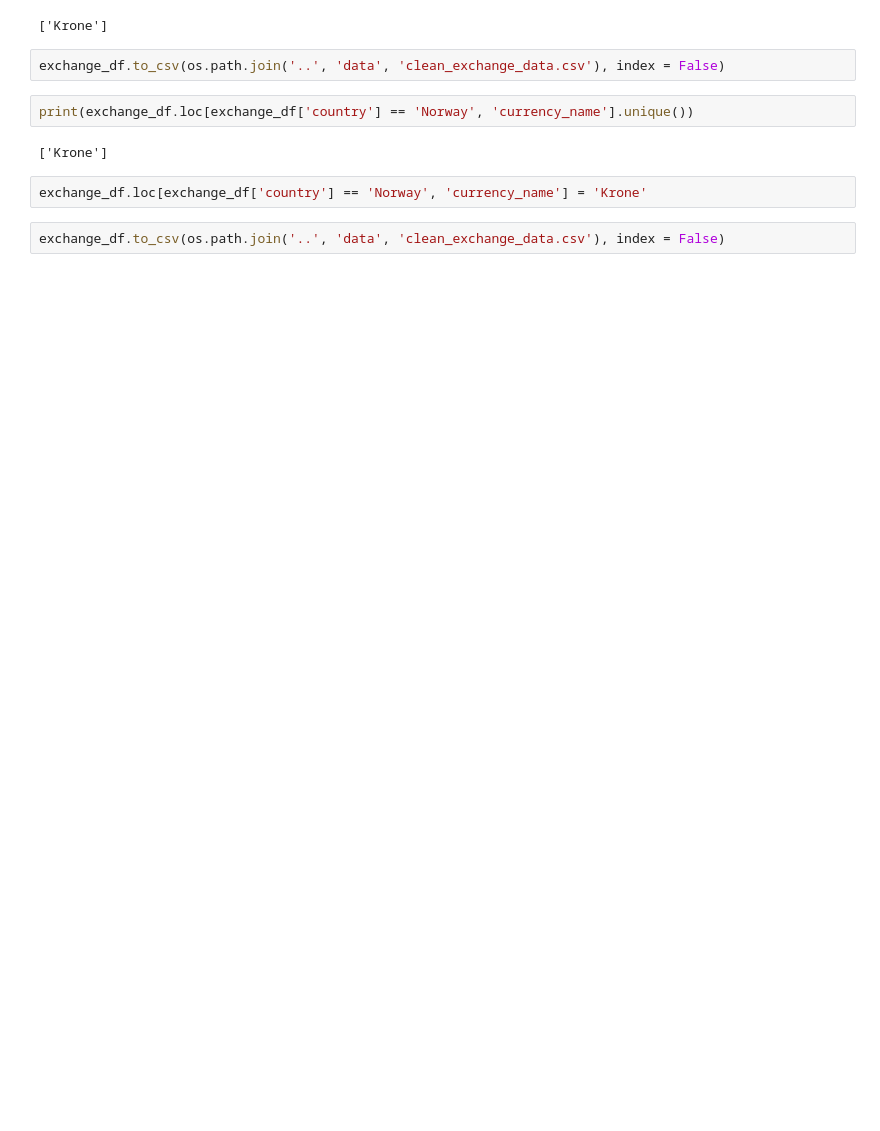
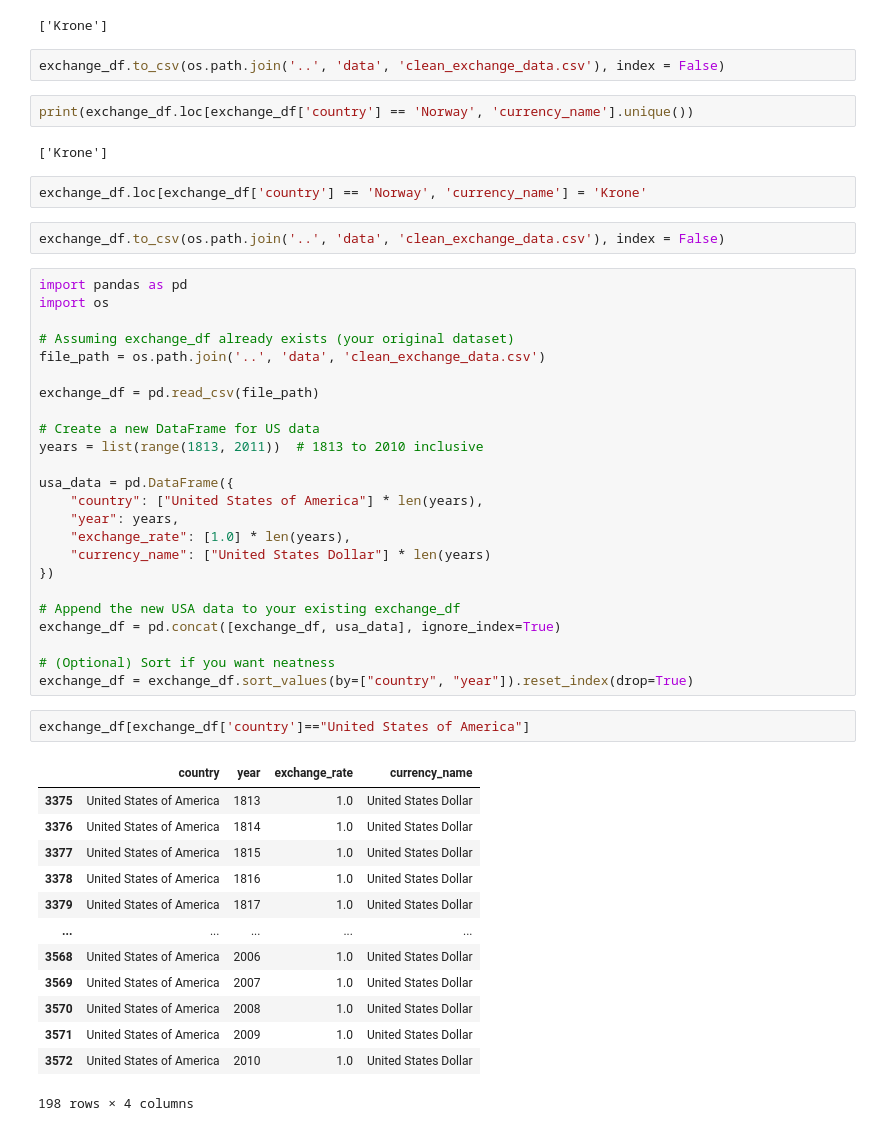
Before and after one commit to vkalithkar/Currency-Conversion-Project, a Jupyter notebook: data_handling/exchange_data_cleanup.ipynb, the cells around one changed output. Cells and saved outputs as stored; diff of their text form; blank space fills up the shorter version.

```diff
--- a/data_handling/exchange_data_cleanup.ipynb
+++ b/data_handling/exchange_data_cleanup.ipynb
@@ -195,3 +195,43 @@ print(exchange_df.loc[exchange_df['country'] == 'Norway', 'currency_name'].uniqu
 exchange_df.loc[exchange_df['country'] == 'Norway', 'currency_name'] = 'Krone'
 # %%
 exchange_df.to_csv(os.path.join('..', 'data', 'clean_exchange_data.csv'), index = False)
+# %%
+import pandas as pd
+import os
+
+# Assuming exchange_df already exists (your original dataset)
+file_path = os.path.join('..', 'data', 'clean_exchange_data.csv')
+
+exchange_df = pd.read_csv(file_path)
+
+# Create a new DataFrame for US data
+years = list(range(1813, 2011))  # 1813 to 2010 inclusive
+
+usa_data = pd.DataFrame({
+    "country": ["United States of America"] * len(years),
+    "year": years,
+    "exchange_rate": [1.0] * len(years),
+    "currency_name": ["United States Dollar"] * len(years)
+})
+
+# Append the new USA data to your existing exchange_df
+exchange_df = pd.concat([exchange_df, usa_data], ignore_index=True)
+
+# (Optional) Sort if you want neatness
+exchange_df = exchange_df.sort_values(by=["country", "year"]).reset_index(drop=True)
+# %%
+exchange_df[exchange_df['country']=="United States of America"]
+# %% [output]
+|  | country | year | exchange_rate | currency_name |
+| 3375 | United States of America | 1813 | 1.0 | United States Dollar |
+| 3376 | United States of America | 1814 | 1.0 | United States Dollar |
+| 3377 | United States of America | 1815 | 1.0 | United States Dollar |
+| 3378 | United States of America | 1816 | 1.0 | United States Dollar |
+| 3379 | United States of America | 1817 | 1.0 | United States Dollar |
+| ... | ... | ... | ... | ... |
+| 3568 | United States of America | 2006 | 1.0 | United States Dollar |
+| 3569 | United States of America | 2007 | 1.0 | United States Dollar |
+| 3570 | United States of America | 2008 | 1.0 | United States Dollar |
+| 3571 | United States of America | 2009 | 1.0 | United States Dollar |
+| 3572 | United States of America | 2010 | 1.0 | United States Dollar |
+198 rows × 4 columns
```
Also changed, not shown: parts of 5 cells of this notebook, 8 other files.
